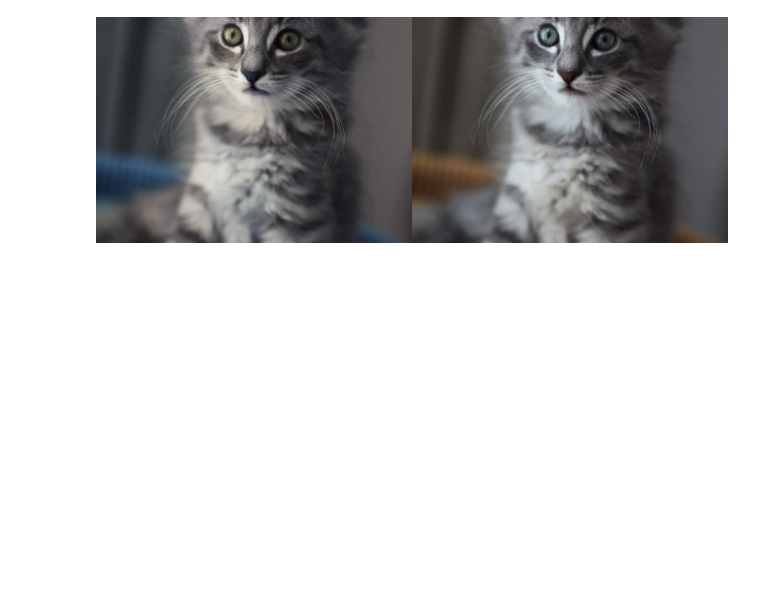
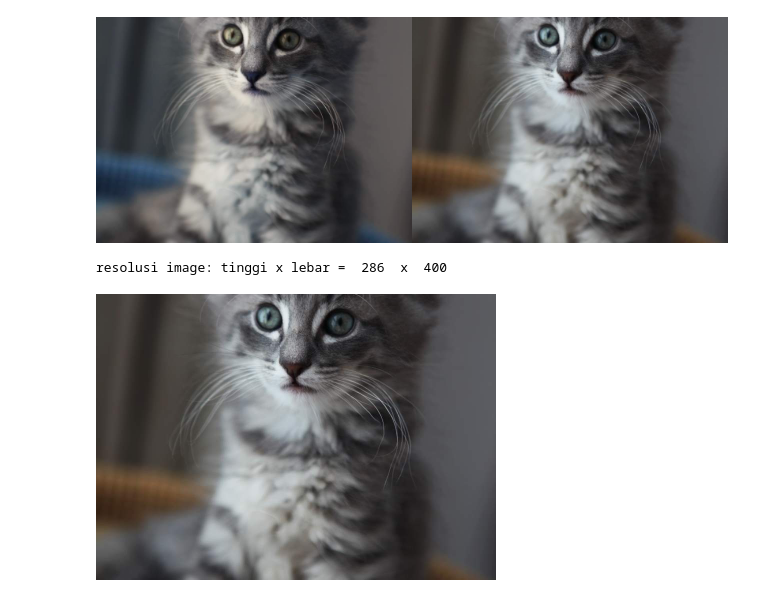
Before and after one commit to veninayuliya/PCVK_Modul1, a Jupyter notebook: PCVK_Modul1.ipynb, the cells around one changed output. Cells and saved outputs as stored; diff of their text form; code cells hidden in the pictures; blank space fills up the shorter version.

```diff
--- a/PCVK_Modul1.ipynb
+++ b/PCVK_Modul1.ipynb
@@ -32,6 +32,10 @@ for url in urls:
 # %%
 # LANGKAH 3
 # Melihat ukuran file image
 tinggi = image_2.shape[0]
 lebar = image_2.shape[1]
-print("resolusi image: tinggi x lebar = ",tinggi)
+print("resolusi image: tinggi x lebar = ",tinggi," x ",lebar)
+cv2_imshow(image_2)
+# %% [output]
+resolusi image: tinggi x lebar =  286  x  400
+[figure, added]
```
Also changed, not shown: parts of 2 cells of this notebook.
